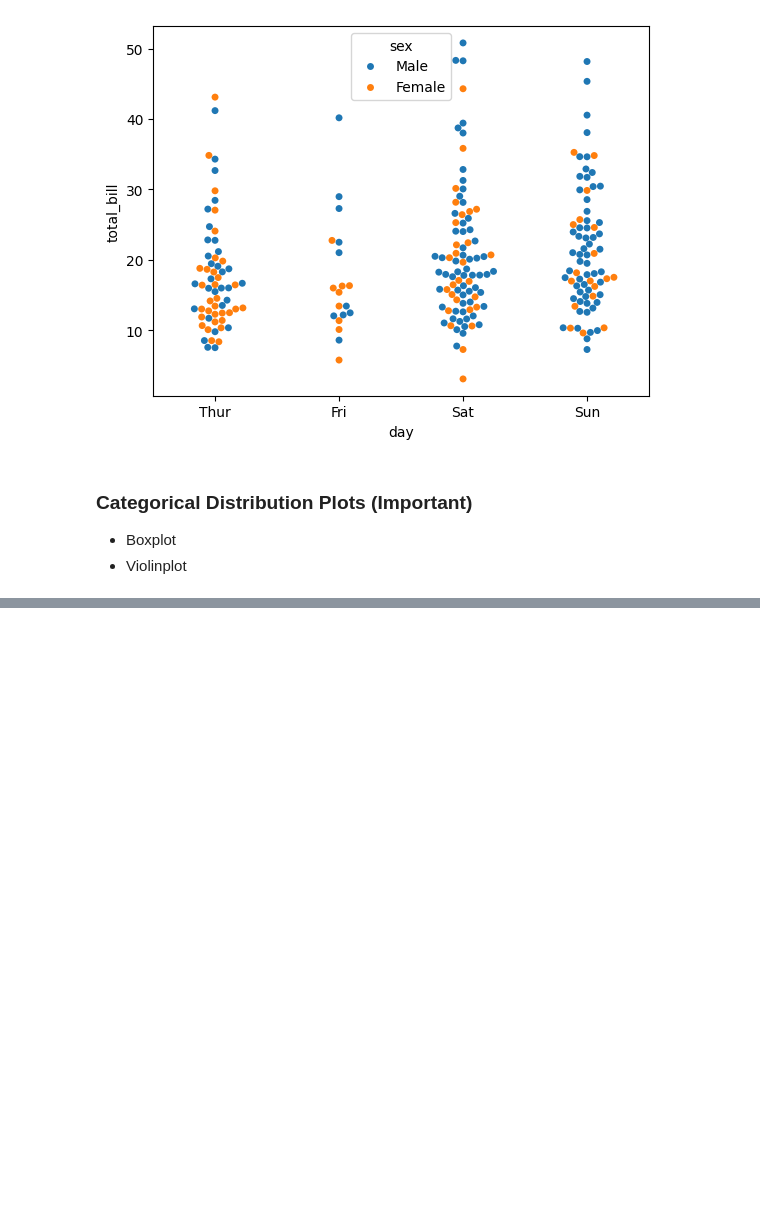
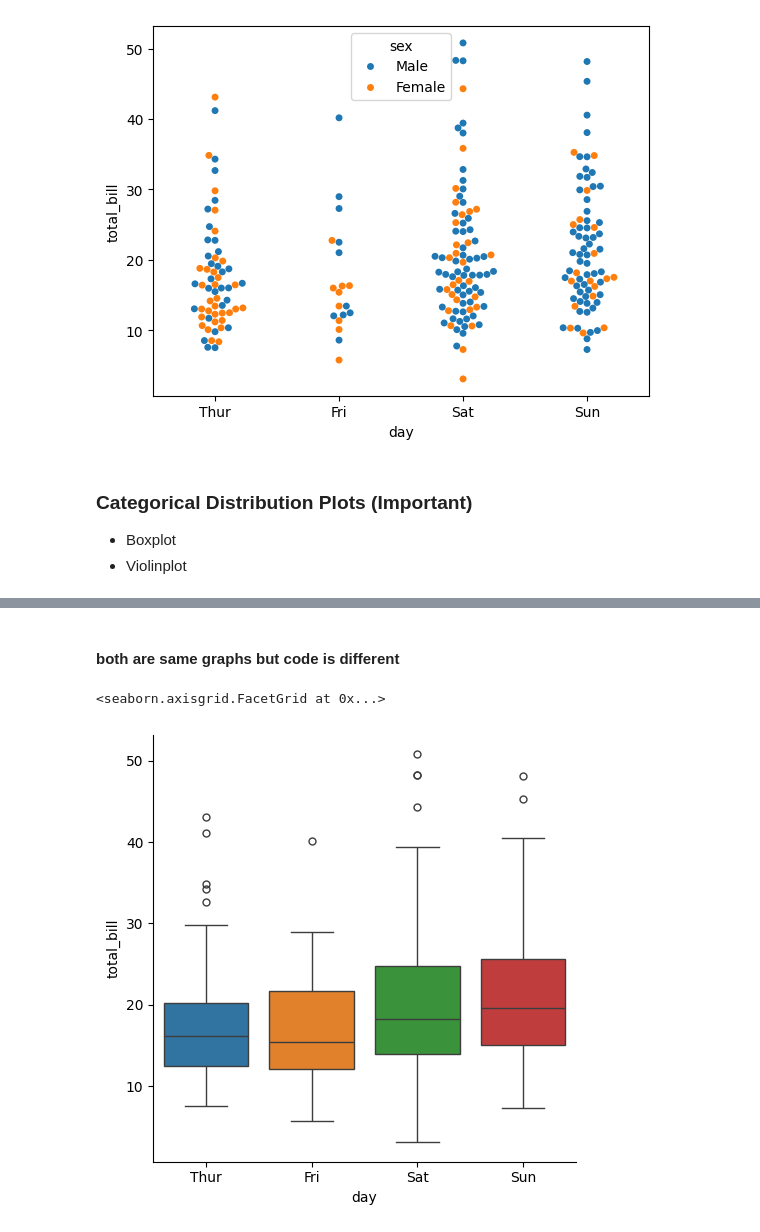
Before and after one commit to RichaSinghhh/Python, a Jupyter notebook: CampusX/Seaborn.ipynb, the cells around one changed output, grey strips where cells are left out. Saved outputs shown, nothing was run; the diff lists cells and outputs as text; code cells hidden in the pictures; blank space fills up the shorter version.

Commit message:
seaborn

```diff
--- a/CampusX/Seaborn.ipynb
+++ b/CampusX/Seaborn.ipynb
@@ -607,0 +611,8 @@ sns.boxplot()
+# %% [markdown]
+#### both are same graphs but code is different
+# %%
+# using catplot(catplot is a figure level function)
+sns.catplot(data = tips, x ='day', y = 'total_bill', kind = 'box', hue = 'day')
+# %% [output]
+<seaborn.axisgrid.FacetGrid at 0x...>
+[figure, added]
```
Also changed, not shown: parts of 8 cells of this notebook.
